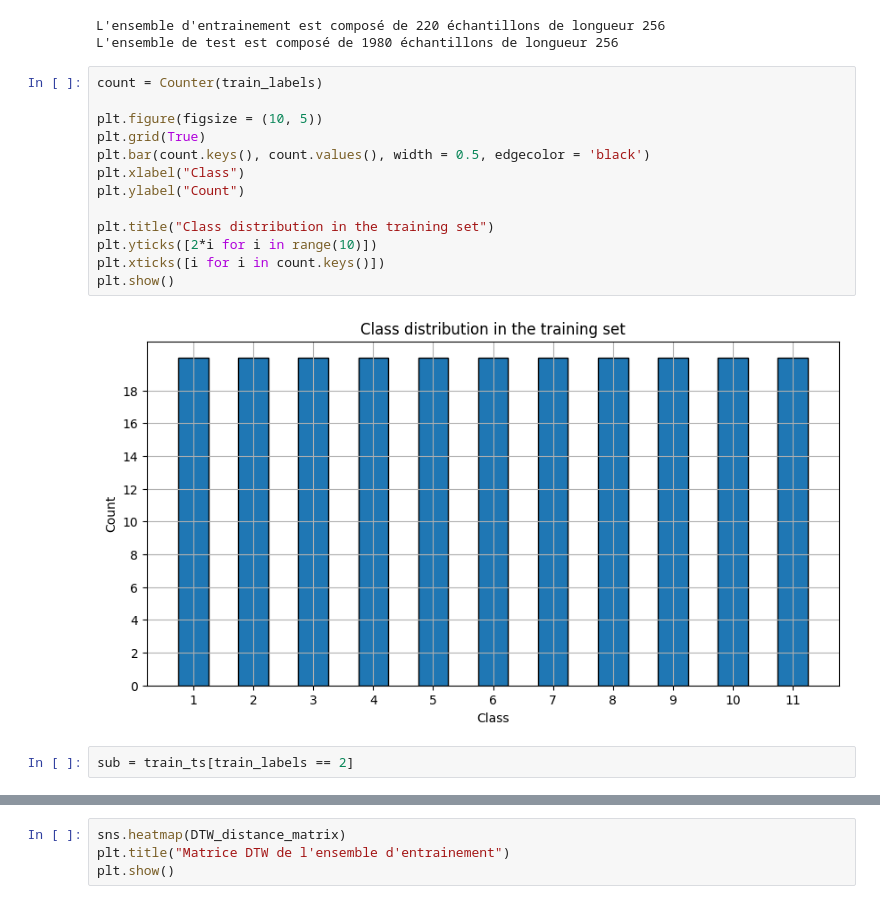
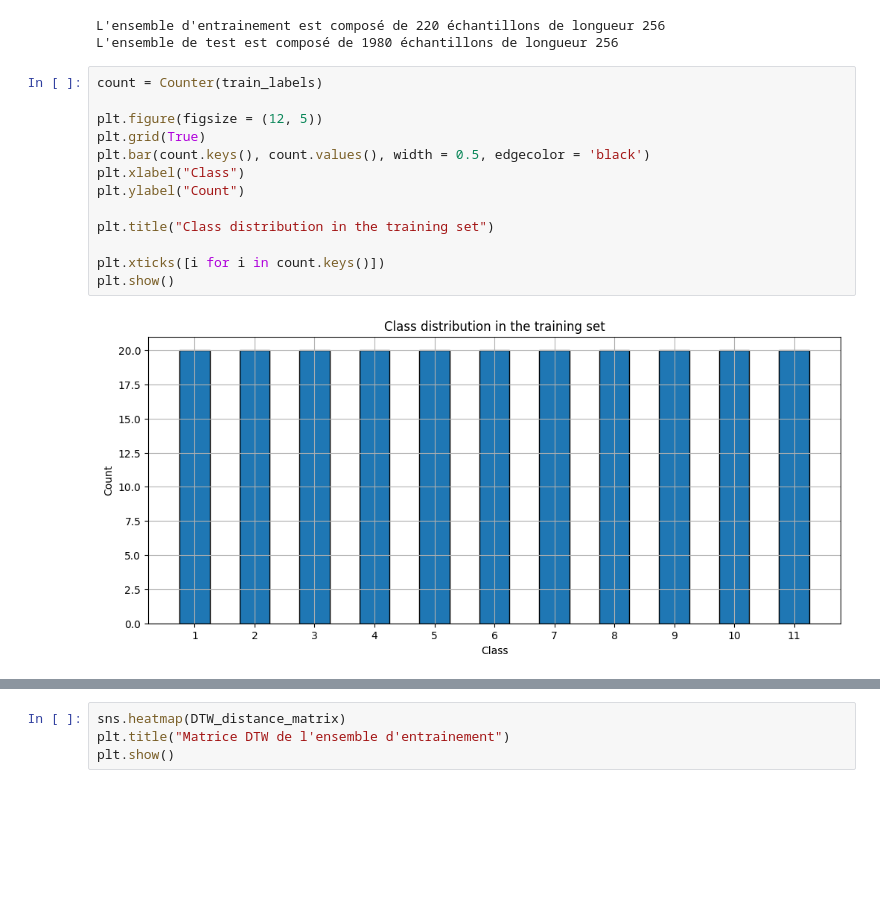
Before and after one commit to KhlYanis/TS-Project, a Jupyter notebook: ts_project.ipynb, the cells around one changed output, grey strips where cells are left out. Drawn from its saved outputs; the diff is of its cells as text; blank space fills up the shorter version.

```diff
--- a/ts_project.ipynb
+++ b/ts_project.ipynb
@@ -30,17 +33,15 @@ L'ensemble de test est composé de 1980 échantillons de longueur 256
 # %%
 count = Counter(train_labels)
 
-plt.figure(figsize = (10, 5))
+plt.figure(figsize = (12, 5))
 plt.grid(True)
 plt.bar(count.keys(), count.values(), width = 0.5, edgecolor = 'black')
 plt.xlabel("Class")
 plt.ylabel("Count")
 
 plt.title("Class distribution in the training set")
-plt.yticks([2*i for i in range(10)])
+
 plt.xticks([i for i in count.keys()])
 plt.show()
 # %% [output]
-[figure, old version]
+[figure, new version]
-# %%
-sub = train_ts[train_labels == 2]
```
Also changed, not shown: parts of 18 cells of this notebook.
